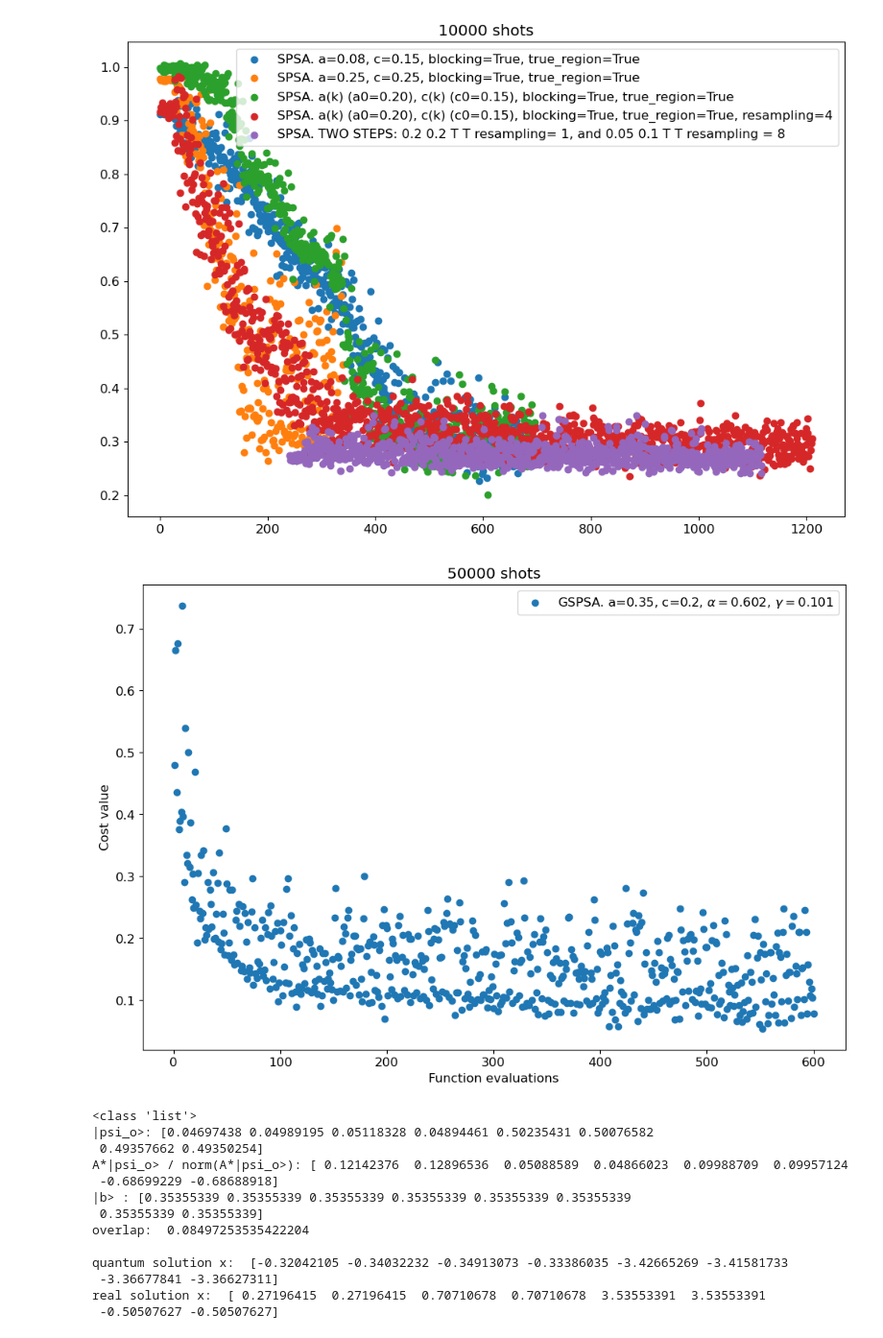
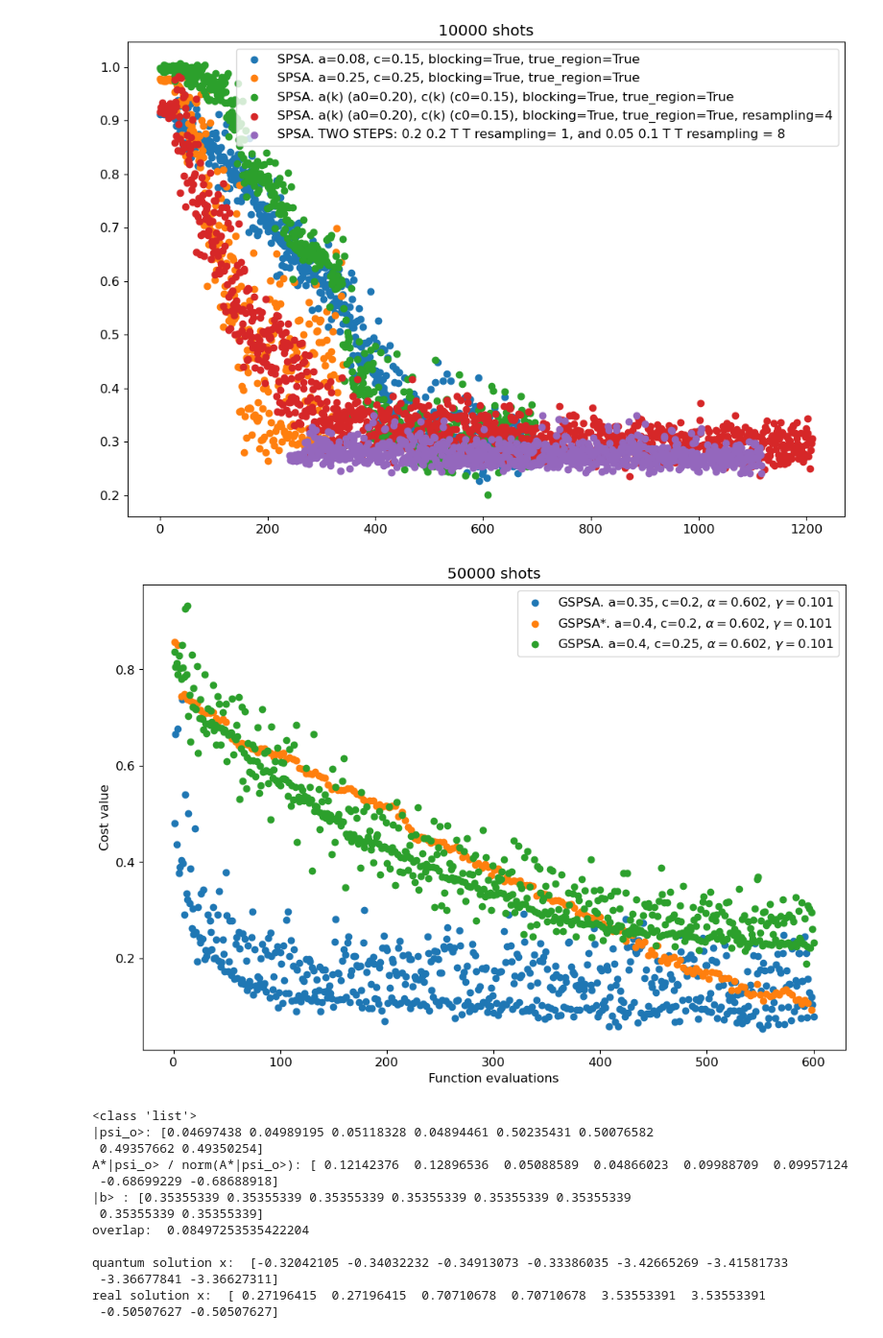
Before and after one commit to ZhiganovD/Numerical-methods-VQE, a Jupyter notebook: Alice_Gregor/Qiskit Notebook VQLS.ipynb, the cells around one changed output. Shown at 96% size. Cells and saved outputs as stored; diff of their text form; code cells hidden in the pictures.

```diff
--- a/Alice_Gregor/Qiskit Notebook VQLS.ipynb
+++ b/Alice_Gregor/Qiskit Notebook VQLS.ipynb
@@ -1361,19 +1364,24 @@ plt.savefig("vqls/SPSA/SPSA_results.pdf")
 # %%
 import numpy as np
 import matplotlib.pyplot as plt
 import matplotlib
 matplotlib.rcParams.update({'font.size': 12, 'font.family': 'sans', 'text.usetex': False})
 cost_values_GSPSA_1 = np.loadtxt('vqls/GSPSA/cost_history_GSPSA_50000_1.txt',skiprows=9, usecols=0)
+cost_values_GSPSA_2 = np.loadtxt('vqls/GSPSA/cost_history_GSPSA_50000_2.txt',skiprows=9, usecols=0)
+cost_values_GSPSA_3 = np.loadtxt('vqls/GSPSA/cost_history_GSPSA_50000_3.txt',skiprows=9, usecols=0)
 
-iters_1= len(cost_values_GSPSA_1)
+iters_1,iters_2,iters_3 = len(cost_values_GSPSA_1),len(cost_values_GSPSA_2),len(cost_values_GSPSA_3)
+
 plt.figure(figsize=(12,8))
 plt.scatter(range(1,iters_1+1), cost_values_GSPSA_1, label=r"GSPSA. a=0.35, c=0.2, $\alpha = 0.602$, $\gamma = 0.101$")
+plt.scatter(range(1,3*(iters_2),3), cost_values_GSPSA_2, label=r"GSPSA*. a=0.4, c=0.2, $\alpha = 0.602$, $\gamma = 0.101$")     #only evaluations after steps displayed
+plt.scatter(range(1,iters_3+1), cost_values_GSPSA_3, label=r"GSPSA. a=0.4, c=0.25, $\alpha = 0.602$, $\gamma = 0.101$")
 plt.ylabel("Cost value"), plt.xlabel("Function evaluations")
 plt.legend()
 plt.title("50000 shots")
 plt.savefig("vqls/GSPSA/GSPSA_results.pdf")
 # %% [output]
-[figure, old version]
+[figure, new version]
 # %%
 # USING AMSGRAD SPSA
 
```
Also changed, not shown: parts of 1 cell of this notebook, 4 other files.
